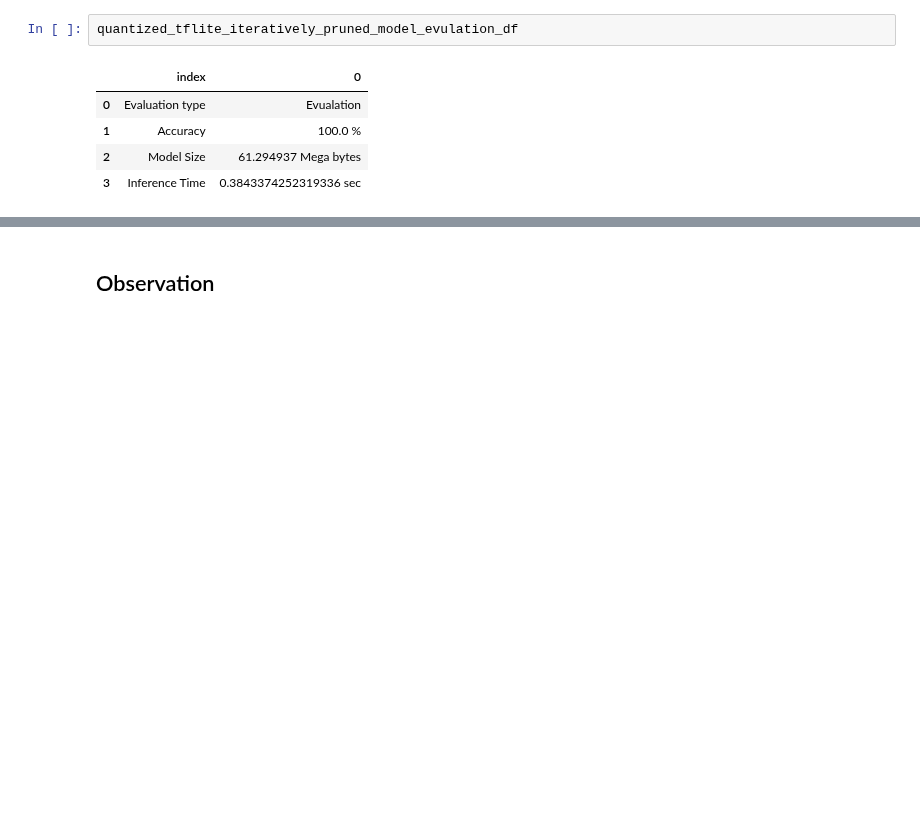
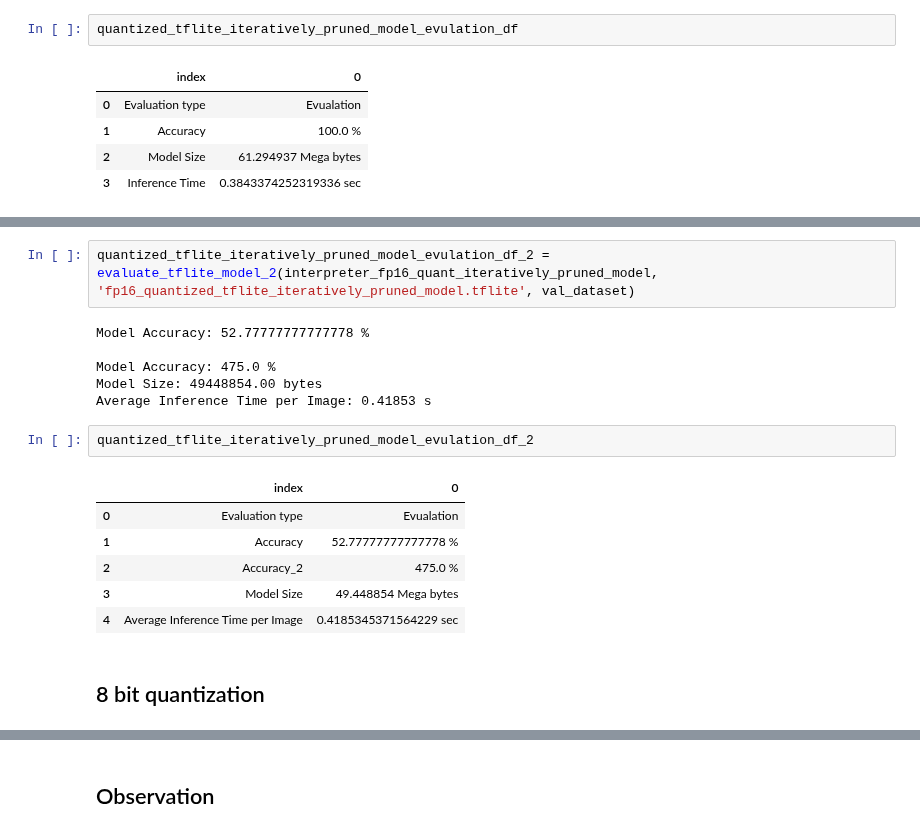
Before and after one commit to nagusubra/Solar_panel_dust_detection, a Jupyter notebook: Final_report.ipynb, the cells around one changed output, grey strips where cells are left out. Cells and saved outputs as stored; diff of their text form; blank space fills up the shorter version.

```diff
--- a/Final_report.ipynb
+++ b/Final_report.ipynb
@@ -605,0 +673,19 @@ quantized_tflite_iteratively_pruned_model_evulation_df
+# %%
+quantized_tflite_iteratively_pruned_model_evulation_df_2 = evaluate_tflite_model_2(interpreter_fp16_quant_iteratively_pruned_model, 'fp16_quantized_tflite_iteratively_pruned_model.tflite', val_dataset)
+# %% [output]
+Model Accuracy: 52.77777777777778 %
+
+Model Accuracy: 475.0 %
+Model Size: 49448854.00 bytes
+Average Inference Time per Image: 0.41853 s
+# %%
+quantized_tflite_iteratively_pruned_model_evulation_df_2
+# %% [output]
+|  | index | 0 |
+| 0 | Evaluation type | Evualation |
+| 1 | Accuracy | 52.77777777777778 % |
+| 2 | Accuracy_2 | 475.0 % |
+| 3 | Model Size | 49.448854 Mega bytes |
+| 4 | Average Inference Time per Image | 0.4185345371564229 sec |
+# %% [markdown]
+## 8 bit quantization
```
Also changed, not shown: parts of 15 cells of this notebook.
